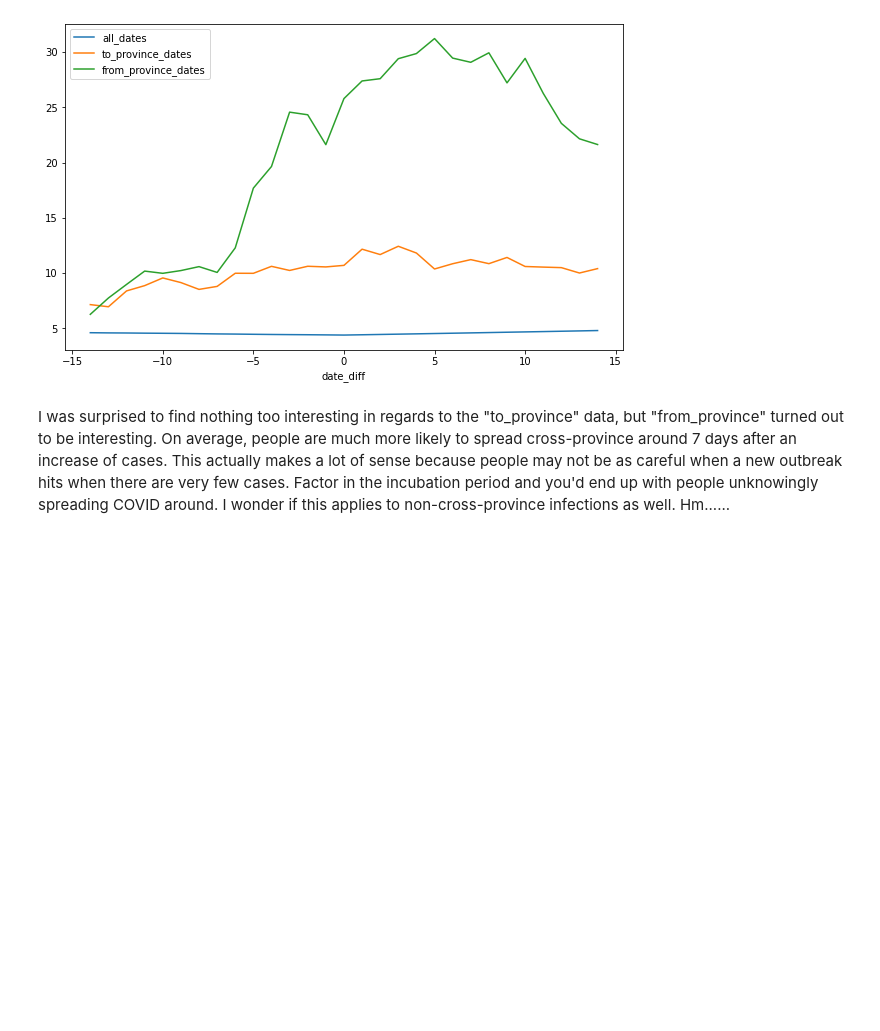
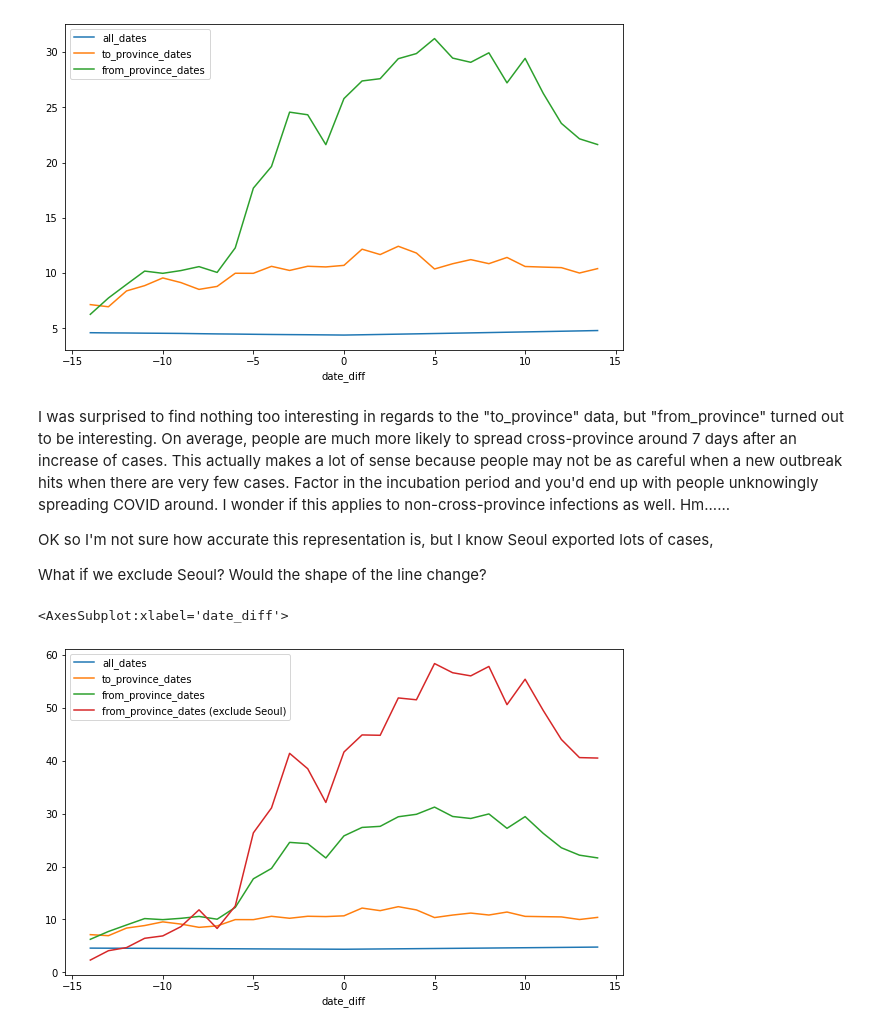
Before and after one commit to timzai/covid-19_skorea_eda, a Jupyter notebook: correlation - cross-province spread.ipynb, the cells around one changed output. Cells and saved outputs as stored; diff of their text form; code cells hidden in the pictures; blank space fills up the shorter version.

Commit message:
Additional findings on cross province spread of the virus

```diff
--- a/correlation - cross-province spread.ipynb
+++ b/correlation - cross-province spread.ipynb
@@ -176,3 +176,26 @@ compare_df.plot(figsize=(10,6))
 [figure]
 # %% [markdown]
 I was surprised to find nothing too interesting in regards to the "to_province" data, but "from_province" turned out to be interesting.  On average, people are much more likely to spread cross-province around 7 days after an increase of cases.  This actually makes a lot of sense because people may not be as careful when a new outbreak hits when there are very few cases.  Factor in the incubation period and you'd end up with people unknowingly spreading COVID around.  I wonder if this applies to non-cross-province infections as well. Hm......
+
+
+OK so I'm not sure how accurate this representation is, but I know Seoul exported lots of cases,
+
+What if we exclude Seoul?  Would the shape of the line change?
+# %%
+ns_df = cross_province_spread[cross_province_spread.from_province != "Seoul"].reset_index().merge(province, left_on="from_province", right_on="province")
+ns_df = ns_df.merge(province, left_on=["province","spread_date"],right_on=["province","date"])
+ns_df["date_diff"] = (ns_df.date_x - ns_df.date_y).astype('timedelta64[D]')
+ns_df = ns_df[ns_df.date_diff.between(-14,14)]
+ns_df = ns_df[["index","date_diff","new_cases_x"]]
+ns_df = ns_df.pivot(index="index", columns="date_diff", values="new_cases_x")
+
+compare_df = pd.concat([all_df, (df.describe().T)[["mean"]]], axis=1)
+compare_df = compare_df.rename(columns={"new_cases_y":"all_dates","mean":"to_province_dates"})
+compare_df = pd.concat([compare_df, (f_df.describe().T)[["mean"]]], axis=1)
+compare_df = compare_df.rename(columns={"new_cases_y":"all_dates","mean":"from_province_dates"})
+compare_df = pd.concat([compare_df, (ns_df.describe().T)[["mean"]]], axis=1)
+compare_df = compare_df.rename(columns={"new_cases_y":"all_dates","mean":"from_province_dates (exclude Seoul)"})
+compare_df.plot(figsize=(10,6))
+# %% [output]
+<AxesSubplot:xlabel='date_diff'>
+[figure, added]
```
Also changed, not shown: parts of 3 cells of this notebook.
